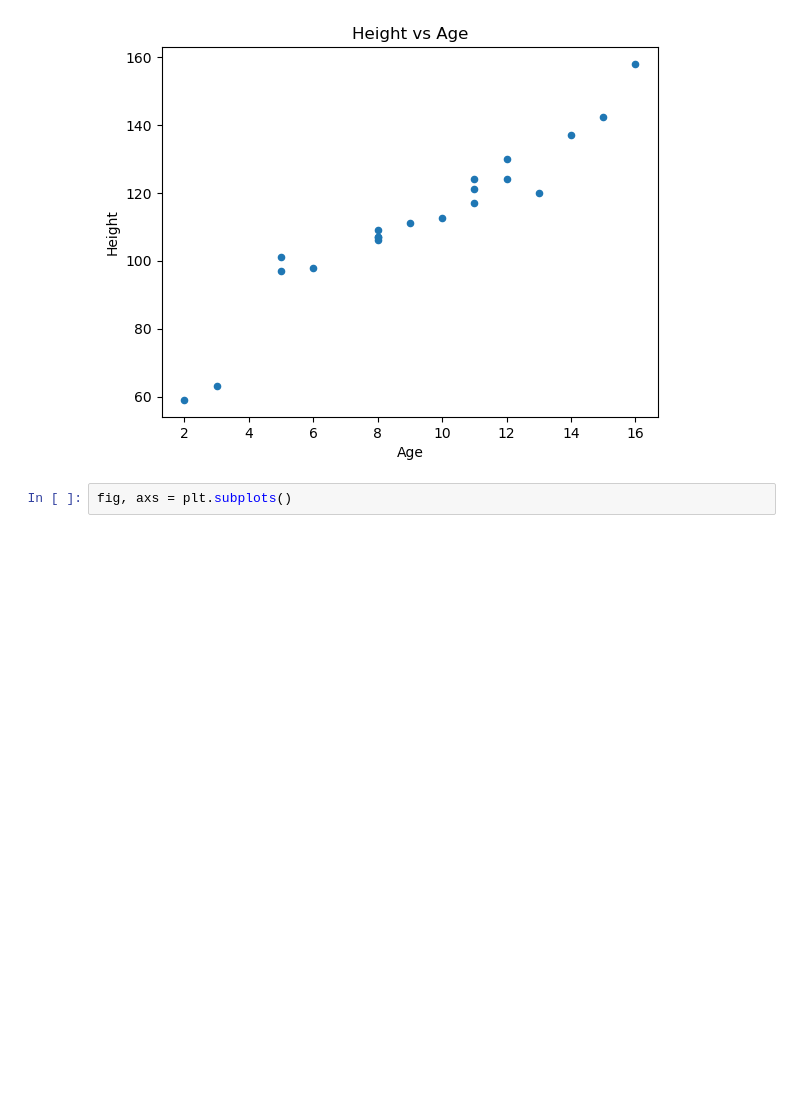
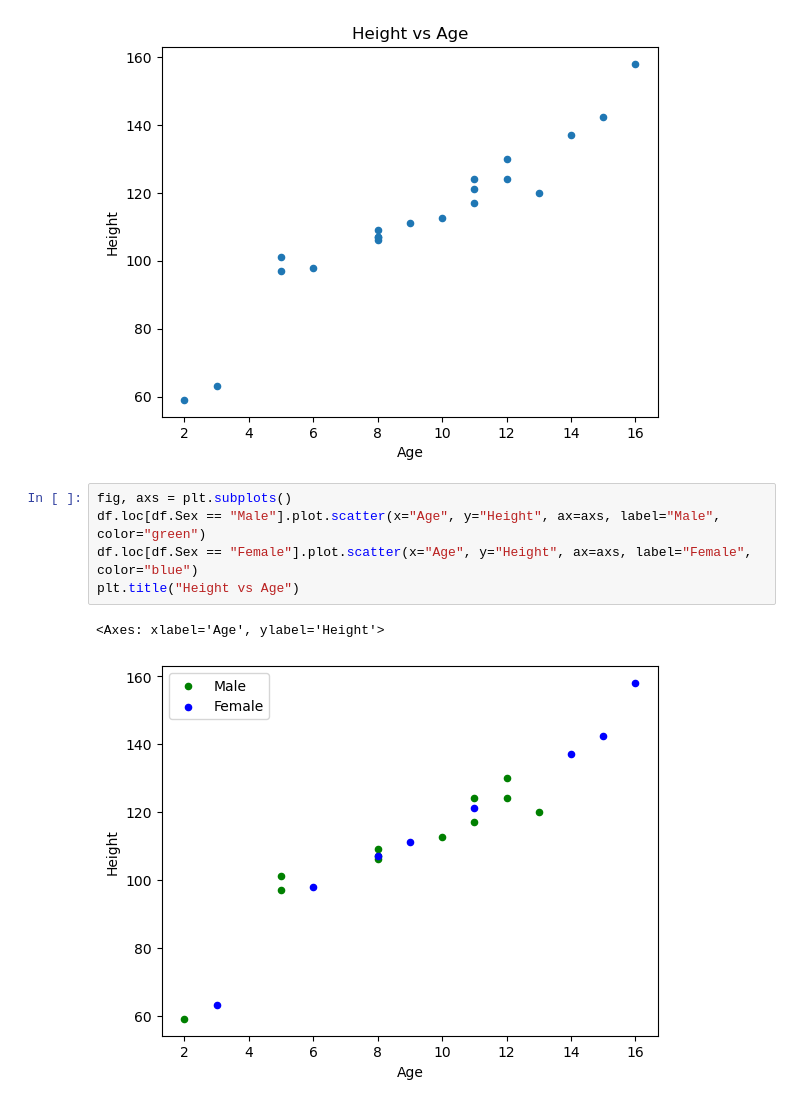
Before and after one commit to lkeegan/jupyter-data-exploration-live, a Jupyter notebook: part2.ipynb, the cells around one changed output. Saved outputs shown, nothing was run; the diff lists cells and outputs as text; blank space fills up the shorter version.

```diff
--- a/part2.ipynb
+++ b/part2.ipynb
@@ -327,3 +327,9 @@ plt.show()
 [figure]
 # %%
 fig, axs = plt.subplots()
+df.loc[df.Sex == "Male"].plot.scatter(x="Age", y="Height", ax=axs, label="Male", color="green")
+df.loc[df.Sex == "Female"].plot.scatter(x="Age", y="Height", ax=axs, label="Female", color="blue")
+plt.title("Height vs Age")
+# %% [output]
+<Axes: xlabel='Age', ylabel='Height'>
+[figure, added]
```
